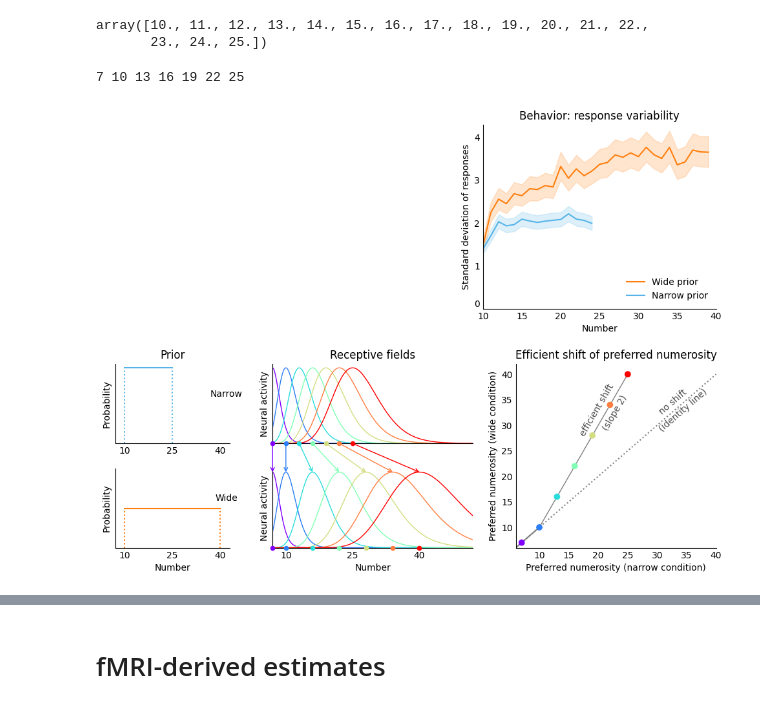
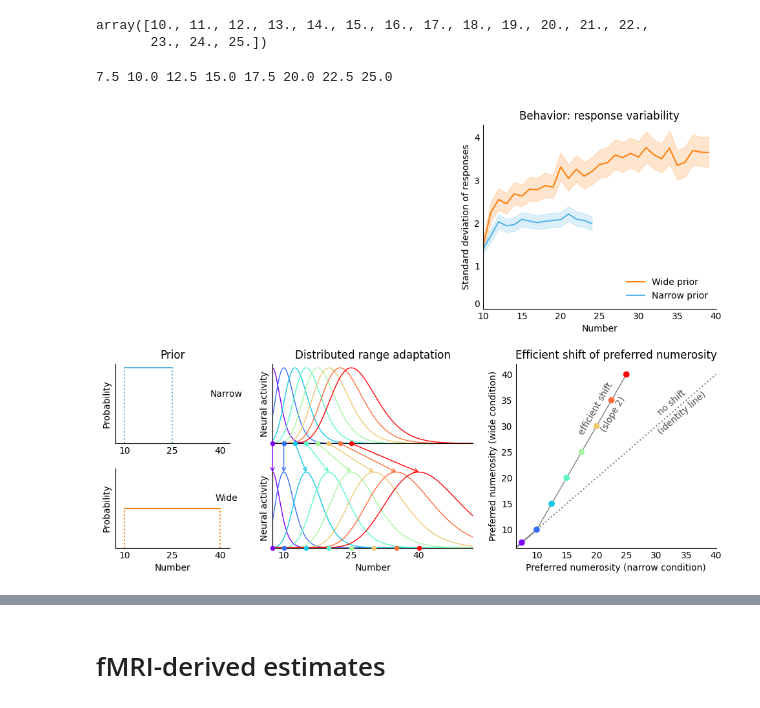
Before and after one commit to Gilles86/neural_priors, a Jupyter notebook: notebooks/stan_output.ipynb, the cells around one changed output, grey strips where cells are left out. Cells and saved outputs as stored; diff of their text form; code cells hidden in the pictures.

Commit message:
various updates for figures and data analysis

```diff
--- a/notebooks/stan_output.ipynb
+++ b/notebooks/stan_output.ipynb
@@ -18,7 +18,7 @@ W_WIDE   = 30.
 HW_NARROW = W_NARROW/2
 HW_WIDE   = W_WIDE/2
 # %%
-summary = pd.read_csv('stan/outputs/summaries/results_20250815154906.csv', index_col=0)
+summary = pd.read_csv('stan/outputs/summaries/results_20250909180225.csv', index_col=0)
 #summary = pd.read_csv('stan/outputs/summaries_30/results_20250804212421.csv', index_col=0) # prior on m_0 -> 30
 #summary = pd.read_csv('stan/outputs/summaries_30/results_20250804214456.csv', index_col=0) # prior on m_0 -> 30, prior on sigma_0 -> 10
 summary
@@ -285,7 +285,7 @@ axStdDev.get_yticklabels()[0].set_verticalalignment('bottom')
 sigma = .2
 xx = np.linspace(5, 56, 500)
 no_change = False
-pref_nums = np.arange(7, 26, 3)
+pref_nums = np.arange(7.5,26,2.5) #np.arange(7,26,1) #np.array([7, 9, 10, 11, 13, 15, 17, 19]) #np.arange(5, 26, 5)
 num_tcs = len(pref_nums)
 cmap = cm.rainbow
 
@@ -319,46 +319,47 @@ for ax in axs[1:,:2].flatten():
     #ax.set_xticks([10,15,20,25,30,35,40])
     ax.set_xticks([10,25,40])
 axRF_N.set_xticklabels([])
-axRF_N.set_title('Receptive fields') #('Tuning curves')
+#axRF_N.set_title('Receptive fields') #('Tuning curves')
+axRF_N.set_title('Distributed range adaptation') #('Tuning curves')
 axRF_N.set_ylabel('Neural activity')
 axRF_W.set_ylabel('Neural activity')
 axRF_W.set_xlabel('Number')
-for ax in axs[1:,1]: ax.set_xlim(7,52)
+for ax in axs[1:,1]: ax.set_xlim(pref_nums[0],52)
 
 #for pref_n in [10, 15, 20, 25]:
 #for pref_n in pref_nums[1:]:
 for pref_n in pref_nums[:]:
     print(pref_n, end=' ')
     pref_w = pref_n if no_change or pref_n <= 10 else ( 10 + 2*(pref_n-10) )
     c = cmap( (pref_n-pref_nums[0])/(pref_nums[-1]-pref_nums[0]) )
     con = ConnectionPatch(xyA=(pref_n, 0), xyB=(pref_w, prf(pref_w,pref_w,sigma)), coordsA='data', coordsB='data',
             axesA=axRF_N, axesB=axRF_W, color=c, arrowstyle='->', linewidth=1, zorder=100)
     axRF_W.add_artist(con)
 
 axbig.scatter(pref_nums, pref_nums_w, c=cmap( (pref_nums-pref_nums[0])/(pref_nums[-1]-pref_nums[0]) ), zorder=1000, clip_on=False)
 axbig.plot([5,10], [5,10], c='grey')
 axbig.axline([10,10], slope=1, ls=':', c='grey')
-axbig.set_xlim(6, 40) # 28)
+axbig.set_xlim(pref_nums[0]-1, 40) # 28)
 axbig.plot([10,25],[10,40], c='grey', lw=1)
 #axbig.text(29.25, 29.8, 'no adaptation\n(identity line)', c=(.3,)*3, ma='center', rotation=np.degrees(np.arctan(1)), transform_rotates_text=True) # 34
 axbig.text(30, 30+2.15, 'no shift', c=(.3,)*3, ma='center', rotation=np.degrees(np.arctan(1)), transform_rotates_text=True) # 34
-axbig.text(30, 28.8, '(identity line)', c=(.3,)*3, ma='center', rotation=np.degrees(np.arctan(1)), transform_rotates_text=True) # 34
+axbig.text(30, 28.4, '(identity line)', c=(.3,)*3, ma='center', rotation=np.degrees(np.arctan(1)), transform_rotates_text=True) # 34
 # axbig.annotate('efficient adaptation\n(slope = 2)', xy=(20,30), xytext=(15, 35), c=(.2,)*3, ma='center', ha='center',
 #                arrowprops=dict(arrowstyle="->", connectionstyle="arc", color='grey'), ) # rotation=0,
-axbig.text(16.6, 28, 'efficient shift', c=(.3,)*3, ma='center', rotation=np.degrees(np.arctan(2)), transform_rotates_text=True)
+axbig.text(16.8, 28.4, 'efficient shift', c=(.3,)*3, ma='center', rotation=np.degrees(np.arctan(2)), transform_rotates_text=True)
 axbig.text(20.5, 29, '(slope 2)', c=(.3,)*3, ma='center', rotation=np.degrees(np.arctan(2)), transform_rotates_text=True)
-axbig.set_ylim(6, 42)
+axbig.set_ylim(pref_nums[0]-1, 42)
 axbig.set_xlabel('Preferred numerosity (narrow condition)')
 axbig.set_ylabel('Preferred numerosity (wide condition)')
 axbig.set_title('Efficient shift of preferred numerosity')
 axbig.set_xticks([10,15,20,25,30,35,40])
 fig.subplots_adjust(wspace=.25)
 
 sns.despine(fig=fig)
 for ax in fig.axes:
     ax.tick_params(axis='both', length=0)
 
 #fig.savefig('figures/subjs_stddev_priors_effcod.pdf', bbox_inches='tight')
 # %% [output]
-7 10 13 16 19 22 25
+7.5 10.0 12.5 15.0 17.5 20.0 22.5 25.0
-[figure, old version]
+[figure, new version]
```
Also changed, not shown: parts of 7 cells of this notebook, 4 other files.
